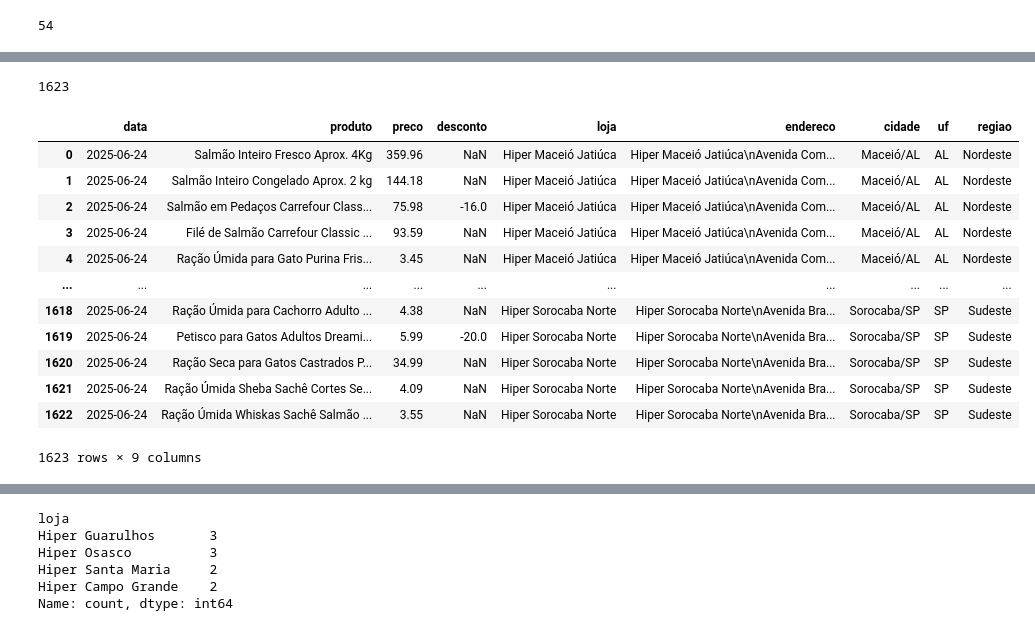
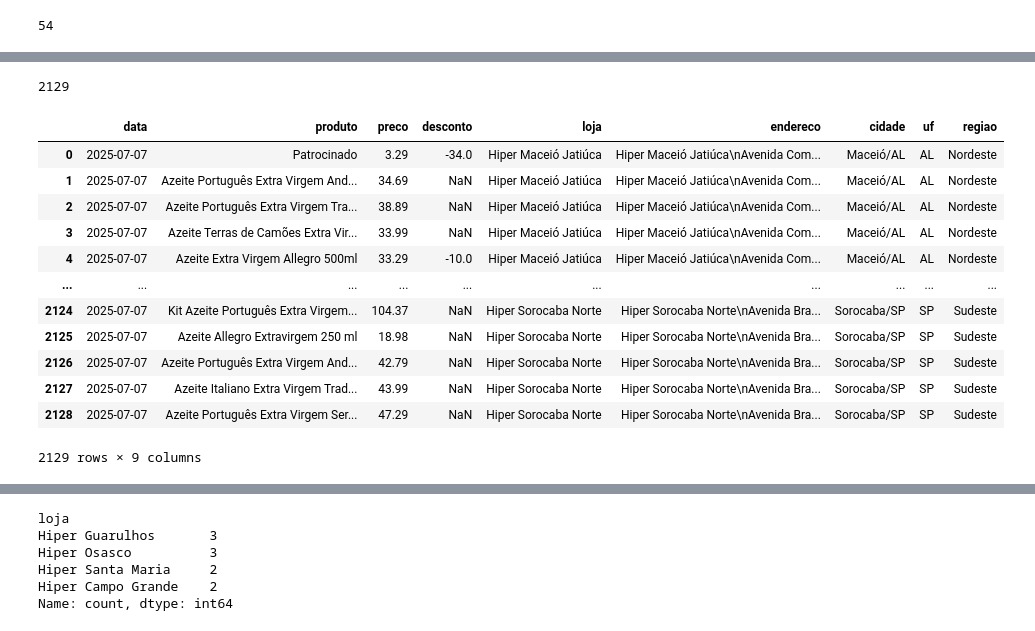
Before and after one commit to Fagoneto/Painel_Precos_scrap, a Jupyter notebook: Coleta de Dados_carrefour_todas as lojas_test.ipynb, the cells around one changed output, grey strips where cells are left out. Cells and saved outputs as stored; diff of their text form; code cells hidden in the pictures.

```diff
--- a/Coleta de Dados_carrefour_todas as lojas_test.ipynb
+++ b/Coleta de Dados_carrefour_todas as lojas_test.ipynb
@@ -18,7 +18,41 @@ from selenium.webdriver.support import expected_conditions as EC
 
 import re
 
+from selenium.webdriver.chrome.service import Service as ChromeService
+from selenium.webdriver.support.ui import WebDriverWait, Select
+from webdriver_manager.chrome import ChromeDriverManager
+
+
+service = ChromeService(ChromeDriverManager().install())
+driver = webdriver.Chrome(service=service)
+
+
+
 data_de_hoje = datetime.date.today()
 
 # Coleta os produtos da loja
 produtos = []
+
+# === CONFIGURAÇÃO INICIAL ===
+# data_de_hoje = datetime.date.today()
+# produtos = []
+
+options = webdriver.ChromeOptions()
+# options.add_argument("--headless=new")  # comente para visualizar
+options.add_argument("--no-sandbox")
+options.add_argument("--disable-dev-shm-usage")
+
+service = ChromeService(ChromeDriverManager().install())
+driver = webdriver.Chrome(service=service, options=options)
+
+driver.get("https://mercado.carrefour.com.br/")
+time.sleep(3)
+
+
+# Busca pelo nome do producto
+search = WebDriverWait(driver, 3).until(
+    EC.element_to_be_clickable((By.CSS_SELECTOR, "input[placeholder='Pesquise por produtos ou marcas']"))
+)
+search.click()
+search.send_keys("azeite")
+search.send_keys(Keys.RETURN)
@@ -241,7 +254,7 @@ produtos_limpos
 # %%
 len(produtos_limpos)
 # %% [output]
-1623
+2129
 # %%
 # Lista original
 dados_brutos = produtos_limpos
@@ -249,7 +262,7 @@ dados_brutos = produtos_limpos
 data_de_hoje = data_de_hoje
 dados_estruturados = []
 
-for linha in dados_brutos:
+for linha in produtos_limpos:
     try:
         partes = linha.split("\n\n")
         produto_bloco = partes[0]
@@ -310,45 +323,45 @@ for linha in dados_brutos:
 # DataFrame final
 df_produtos = pd.DataFrame(dados_estruturados)
 
 # Garante que a coluna 'data' exista antes de reorganizar
 if 'data' not in df_produtos.columns:
     df_produtos['data'] = data_de_hoje
 
 # Reorganizar com 'data' na frente
 colunas = ['data'] + [col for col in df_produtos.columns if col != 'data']
 df_produtos = df_produtos[colunas]
 
 #Incluir coluna de regioes
 regioes_brasil = {
     'AC': 'Norte', 'AP': 'Norte', 'AM': 'Norte', 'PA': 'Norte', 'RO': 'Norte', 'RR': 'Norte', 'TO': 'Norte',
     'AL': 'Nordeste', 'BA': 'Nordeste', 'CE': 'Nordeste', 'MA': 'Nordeste', 'PB': 'Nordeste',
     'PE': 'Nordeste', 'PI': 'Nordeste', 'RN': 'Nordeste', 'SE': 'Nordeste',
     'DF': 'Centro-Oeste', 'GO': 'Centro-Oeste', 'MT': 'Centro-Oeste', 'MS': 'Centro-Oeste',
     'ES': 'Sudeste', 'MG': 'Sudeste', 'RJ': 'Sudeste', 'SP': 'Sudeste',
     'PR': 'Sul', 'RS': 'Sul', 'SC': 'Sul'
 }
 df_produtos['regiao'] = df_produtos['estado'].map(regioes_brasil).fillna('Desconhecida')
 
 # Alterar os dados da coluna cidade
 df_produtos['cidade'] = df_produtos['cidade']+'/'+df_produtos['estado']
 
 df_produtos.rename(columns={'estado': 'uf'}, inplace=True)
 
 df_produtos
 # %% [output]
 |  | data | produto | preco | desconto | loja | endereco | cidade | uf | regiao |
-| 0 | 2025-06-24 | Salmão Inteiro Fresco Aprox. 4Kg | 359.96 | NaN | Hiper Maceió Jatiúca | Hiper Maceió Jatiúca\nAvenida Com... | Maceió/AL | AL | Nordeste |
-| 1 | 2025-06-24 | Salmão Inteiro Congelado Aprox. 2 kg | 144.18 | NaN | Hiper Maceió Jatiúca | Hiper Maceió Jatiúca\nAvenida Com... | Maceió/AL | AL | Nordeste |
-| 2 | 2025-06-24 | Salmão em Pedaços Carrefour Class... | 75.98 | -16.0 | Hiper Maceió Jatiúca | Hiper Maceió Jatiúca\nAvenida Com... | Maceió/AL | AL | Nordeste |
-| 3 | 2025-06-24 | Filé de Salmão Carrefour Classic ... | 93.59 | NaN | Hiper Maceió Jatiúca | Hiper Maceió Jatiúca\nAvenida Com... | Maceió/AL | AL | Nordeste |
-| 4 | 2025-06-24 | Ração Úmida para Gato Purina Fris... | 3.45 | NaN | Hiper Maceió Jatiúca | Hiper Maceió Jatiúca\nAvenida Com... | Maceió/AL | AL | Nordeste |
+| 0 | 2025-07-07 | Patrocinado | 3.29 | -34.0 | Hiper Maceió Jatiúca | Hiper Maceió Jatiúca\nAvenida Com... | Maceió/AL | AL | Nordeste |
+| 1 | 2025-07-07 | Azeite Português Extra Virgem And... | 34.69 | NaN | Hiper Maceió Jatiúca | Hiper Maceió Jatiúca\nAvenida Com... | Maceió/AL | AL | Nordeste |
+| 2 | 2025-07-07 | Azeite Português Extra Virgem Tra... | 38.89 | NaN | Hiper Maceió Jatiúca | Hiper Maceió Jatiúca\nAvenida Com... | Maceió/AL | AL | Nordeste |
+| 3 | 2025-07-07 | Azeite Terras de Camões Extra Vir... | 33.99 | NaN | Hiper Maceió Jatiúca | Hiper Maceió Jatiúca\nAvenida Com... | Maceió/AL | AL | Nordeste |
+| 4 | 2025-07-07 | Azeite Extra Virgem Allegro 500ml | 33.29 | -10.0 | Hiper Maceió Jatiúca | Hiper Maceió Jatiúca\nAvenida Com... | Maceió/AL | AL | Nordeste |
 | ... | ... | ... | ... | ... | ... | ... | ... | ... | ... |
-| 1618 | 2025-06-24 | Ração Úmida para Cachorro Adulto ... | 4.38 | NaN | Hiper Sorocaba Norte | Hiper Sorocaba Norte\nAvenida Bra... | Sorocaba/SP | SP | Sudeste |
-| 1619 | 2025-06-24 | Petisco para Gatos Adultos Dreami... | 5.99 | -20.0 | Hiper Sorocaba Norte | Hiper Sorocaba Norte\nAvenida Bra... | Sorocaba/SP | SP | Sudeste |
-| 1620 | 2025-06-24 | Ração Seca para Gatos Castrados P... | 34.99 | NaN | Hiper Sorocaba Norte | Hiper Sorocaba Norte\nAvenida Bra... | Sorocaba/SP | SP | Sudeste |
-| 1621 | 2025-06-24 | Ração Úmida Sheba Sachê Cortes Se... | 4.09 | NaN | Hiper Sorocaba Norte | Hiper Sorocaba Norte\nAvenida Bra... | Sorocaba/SP | SP | Sudeste |
-| 1622 | 2025-06-24 | Ração Úmida Whiskas Sachê Salmão ... | 3.55 | NaN | Hiper Sorocaba Norte | Hiper Sorocaba Norte\nAvenida Bra... | Sorocaba/SP | SP | Sudeste |
+| 2124 | 2025-07-07 | Kit Azeite Português Extra Virgem... | 104.37 | NaN | Hiper Sorocaba Norte | Hiper Sorocaba Norte\nAvenida Bra... | Sorocaba/SP | SP | Sudeste |
+| 2125 | 2025-07-07 | Azeite Allegro Extravirgem 250 ml | 18.98 | NaN | Hiper Sorocaba Norte | Hiper Sorocaba Norte\nAvenida Bra... | Sorocaba/SP | SP | Sudeste |
+| 2126 | 2025-07-07 | Azeite Português Extra Virgem And... | 42.79 | NaN | Hiper Sorocaba Norte | Hiper Sorocaba Norte\nAvenida Bra... | Sorocaba/SP | SP | Sudeste |
+| 2127 | 2025-07-07 | Azeite Italiano Extra Virgem Trad... | 43.99 | NaN | Hiper Sorocaba Norte | Hiper Sorocaba Norte\nAvenida Bra... | Sorocaba/SP | SP | Sudeste |
+| 2128 | 2025-07-07 | Azeite Português Extra Virgem Ser... | 47.29 | NaN | Hiper Sorocaba Norte | Hiper Sorocaba Norte\nAvenida Bra... | Sorocaba/SP | SP | Sudeste |
-1623 rows × 9 columns
+2129 rows × 9 columns
 # %%
 df_produtos.info()
 # %% [output]
```
Also changed, not shown: parts of 18 cells of this notebook, 20 other files.
